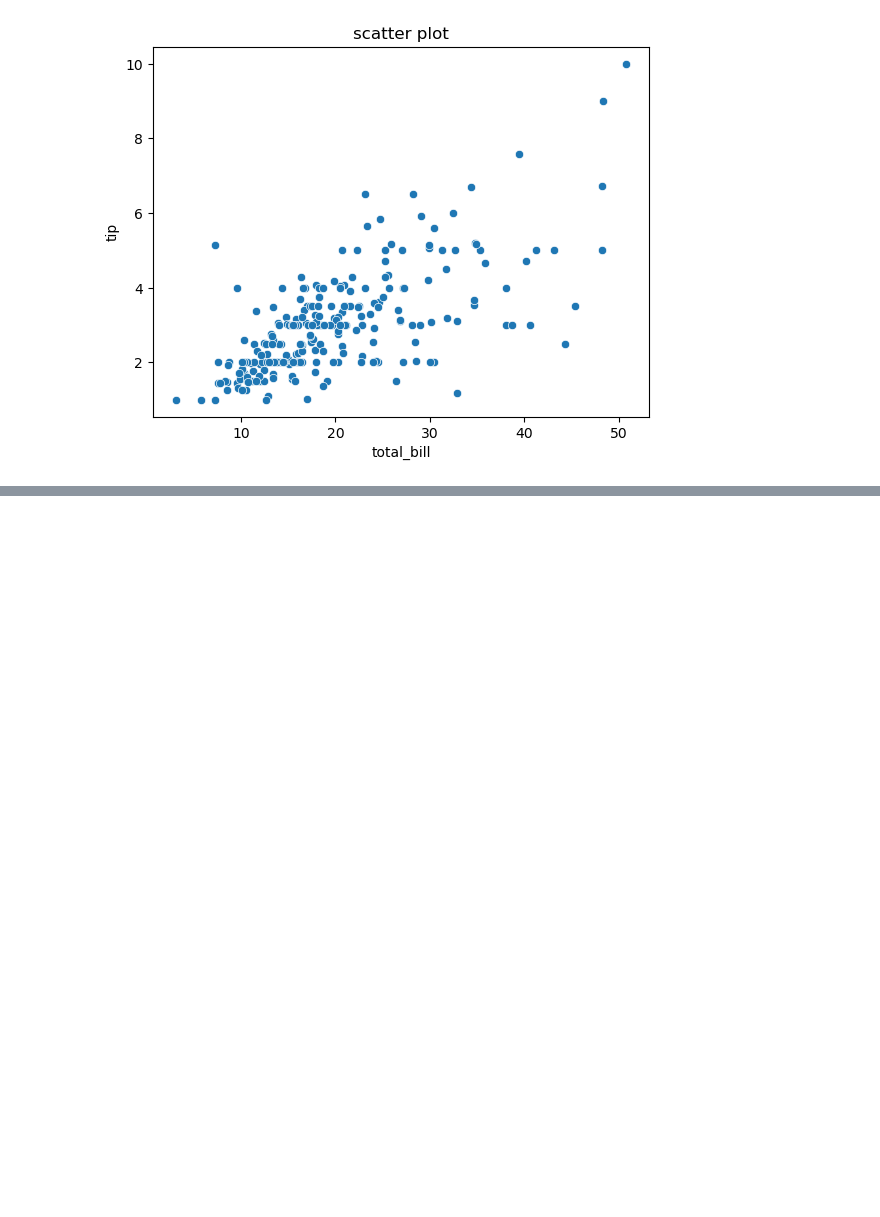
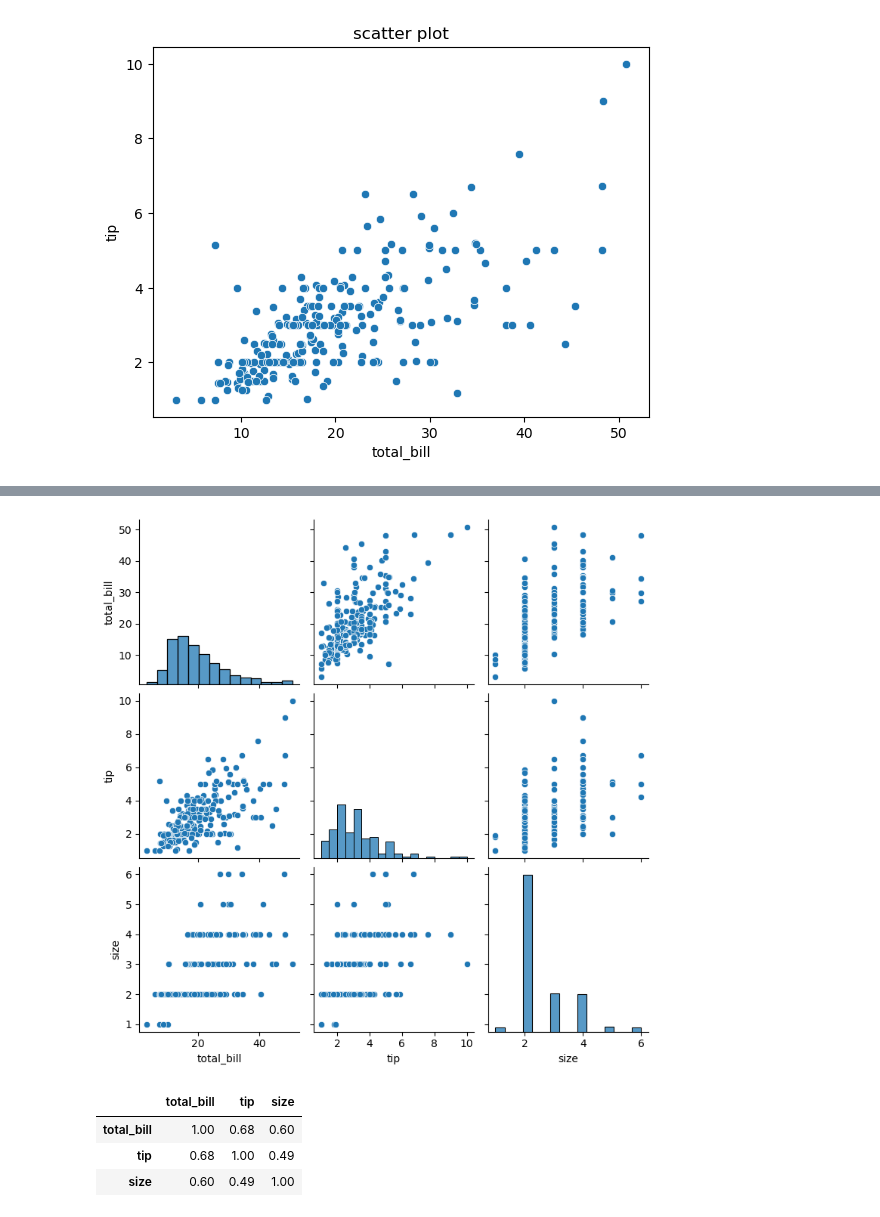
Before and after one commit to aryanra419/Python-class-notes, a Jupyter notebook: visualization.ipynb, the cells around one changed output, grey strips where cells are left out. Drawn from its saved outputs; the diff is of its cells as text; code cells hidden in the pictures; blank space fills up the shorter version.

```diff
--- a/visualization.ipynb
+++ b/visualization.ipynb
@@ -263,0 +280,5 @@ To https://github.com/aryanra419/Python-class-notes
+# %%
+sns.pairplot(df)
+plt.show()
+# %% [output]
+[figure, added]
@@ -263,0 +290,8 @@ To https://github.com/aryanra419/Python-class-notes
+# %%
+corr = df.corr(numeric_only=True)
+corr.round(2)
+# %% [output]
+|  | total_bill | tip | size |
+| total_bill | 1.00 | 0.68 | 0.60 |
+| tip | 0.68 | 1.00 | 0.49 |
+| size | 0.60 | 0.49 | 1.00 |
```
Also changed, not shown: parts of 13 cells of this notebook.
